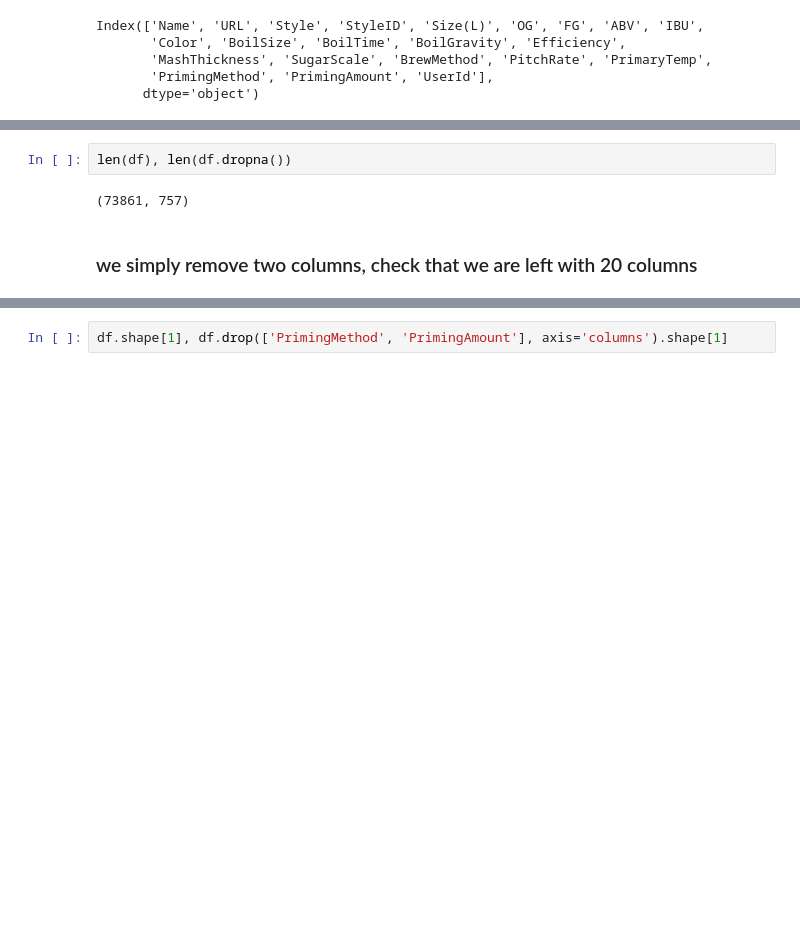
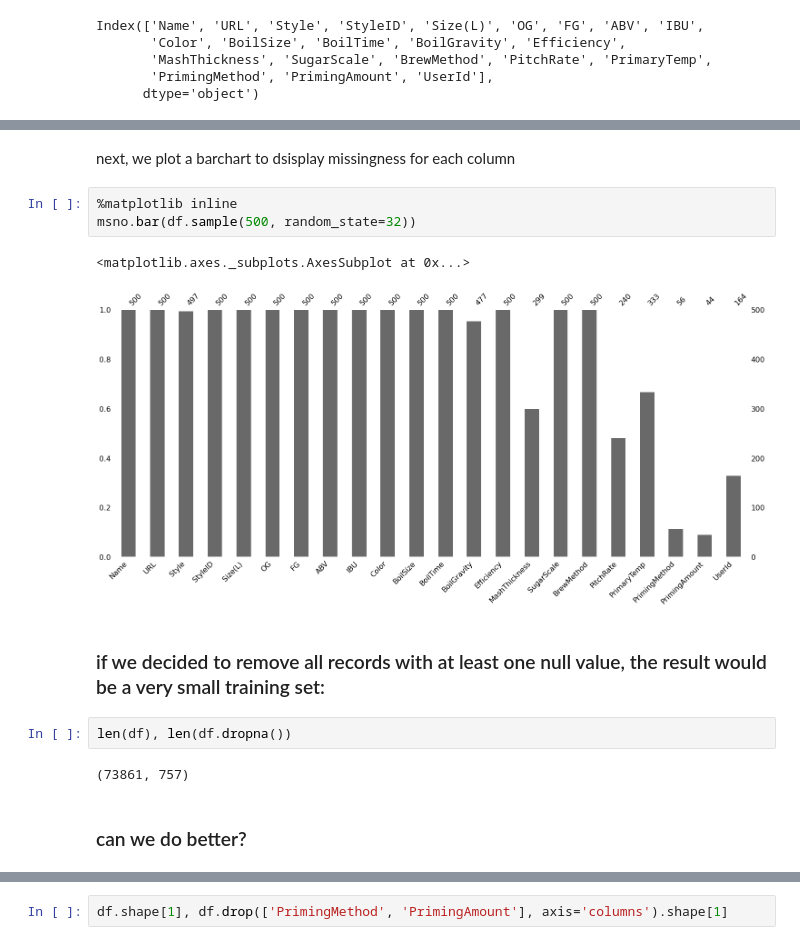
Before and after one commit to sarahj0/CSC3831-2022-23, a Jupyter notebook: IMPUTATION/regression-example/Beer-imputation-example.ipynb, the cells around one changed output, grey strips where cells are left out. Cells and saved outputs as stored; diff of their text form; blank space fills up the shorter version.

```diff
--- a/IMPUTATION/regression-example/Beer-imputation-example.ipynb
+++ b/IMPUTATION/regression-example/Beer-imputation-example.ipynb
@@ -40,6 +77,16 @@ df.head(50)
+# %% [markdown]
+next, we plot a barchart to dsisplay missingness for each column
+# %%
+%matplotlib inline
+msno.bar(df.sample(500, random_state=32))
+# %% [output]
+<matplotlib.axes._subplots.AxesSubplot at 0x...>
+[figure, added]
+# %% [markdown]
+### if we decided to remove all records with at least one null value, the result would be a very small training set:
 # %%
 len(df), len(df.dropna())
 # %% [output]
 (73861, 757)
-# %% [markdown]
-### we simply remove two columns, check that we are left with 20 columns
+# %% [markdown]
+### can we do better?
```
Also changed, not shown: parts of 19 cells of this notebook, 1 other file.
